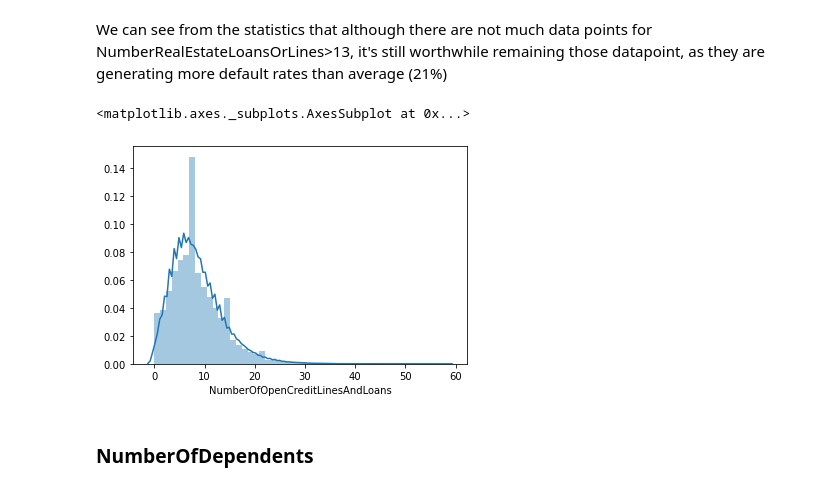
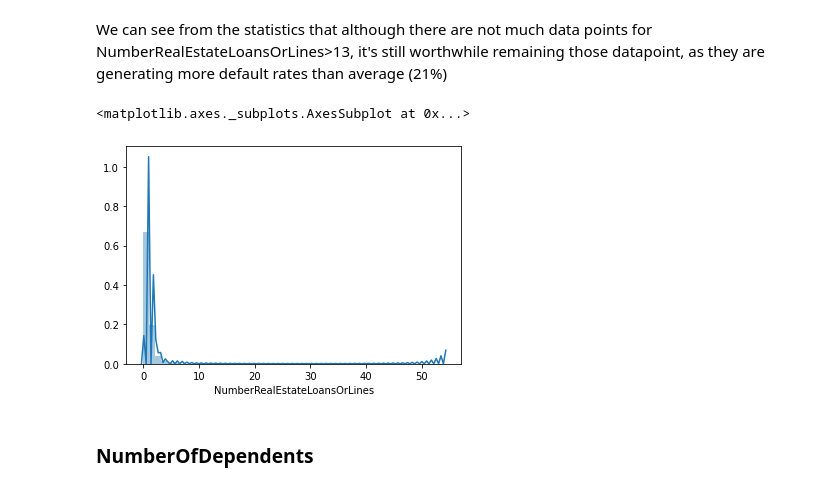
Before and after one commit to TianhuiHu/Data-Science-Project, a Jupyter notebook: GiveMeSomeCredit-Paidy/Give me some credits - EDA.ipynb, the cells around one changed output. Cells and saved outputs as stored; diff of their text form; code cells hidden in the pictures.

```diff
--- a/GiveMeSomeCredit-Paidy/Give me some credits - EDA.ipynb
+++ b/GiveMeSomeCredit-Paidy/Give me some credits - EDA.ipynb
@@ -910,10 +919,10 @@ Name: SeriousDlqin2yrs, dtype: float64
 # %% [markdown]
 We can see from the statistics that although there are not much data points for NumberRealEstateLoansOrLines>13, it's still worthwhile remaining those datapoint, as they are generating more default rates than average (21%)
 # %%
-sns.distplot(df["NumberOfOpenCreditLinesAndLoans"])
+sns.distplot(df["NumberRealEstateLoansOrLines"])
 # %% [output]
 <matplotlib.axes._subplots.AxesSubplot at 0x...>
-[figure, old version]
+[figure, new version]
 # %% [markdown]
 ### NumberOfDependents<a class="anchor" id="3.10"></a>
 # %%
```
Also changed, not shown: parts of 19 cells of this notebook, 3 other files.
